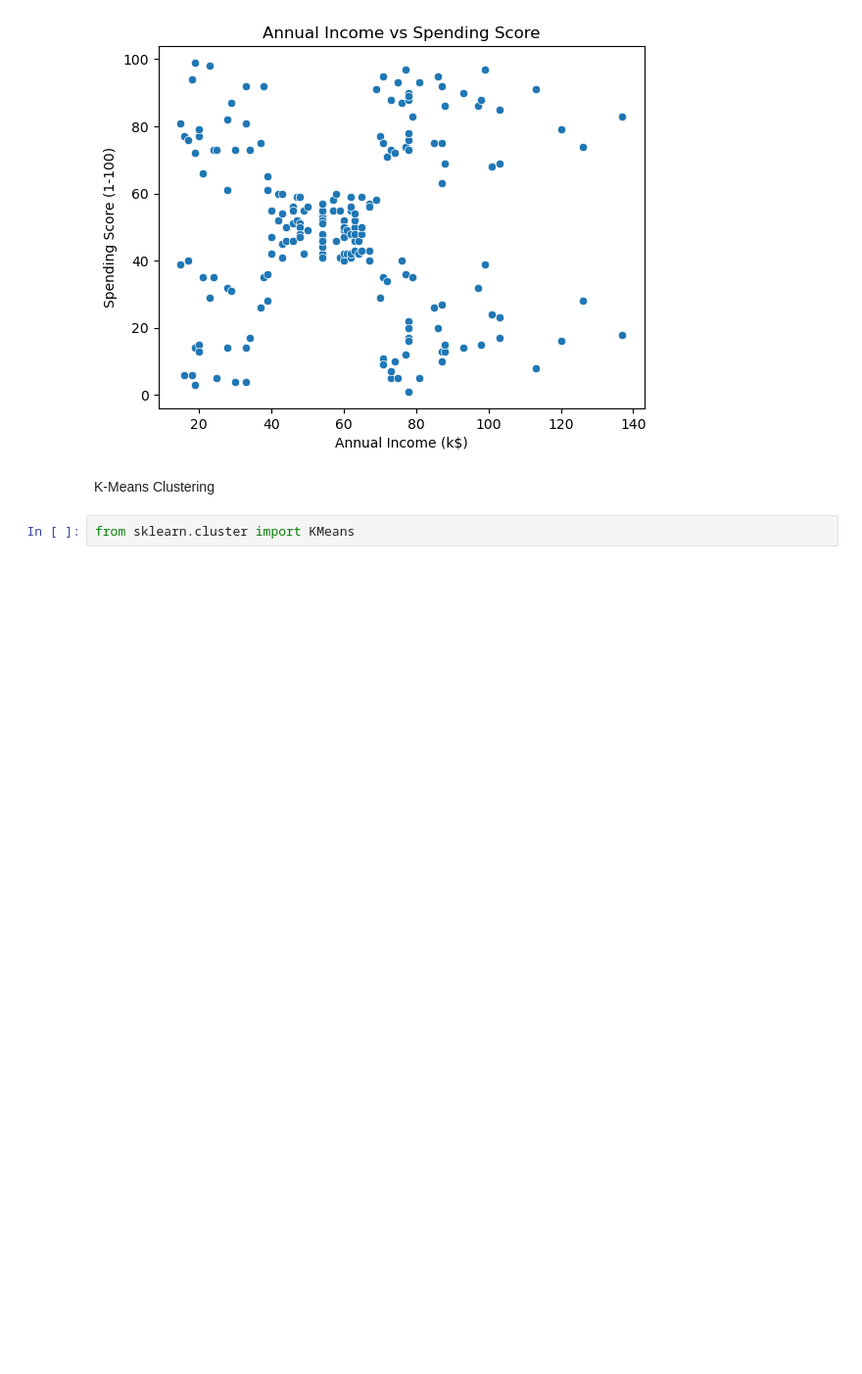
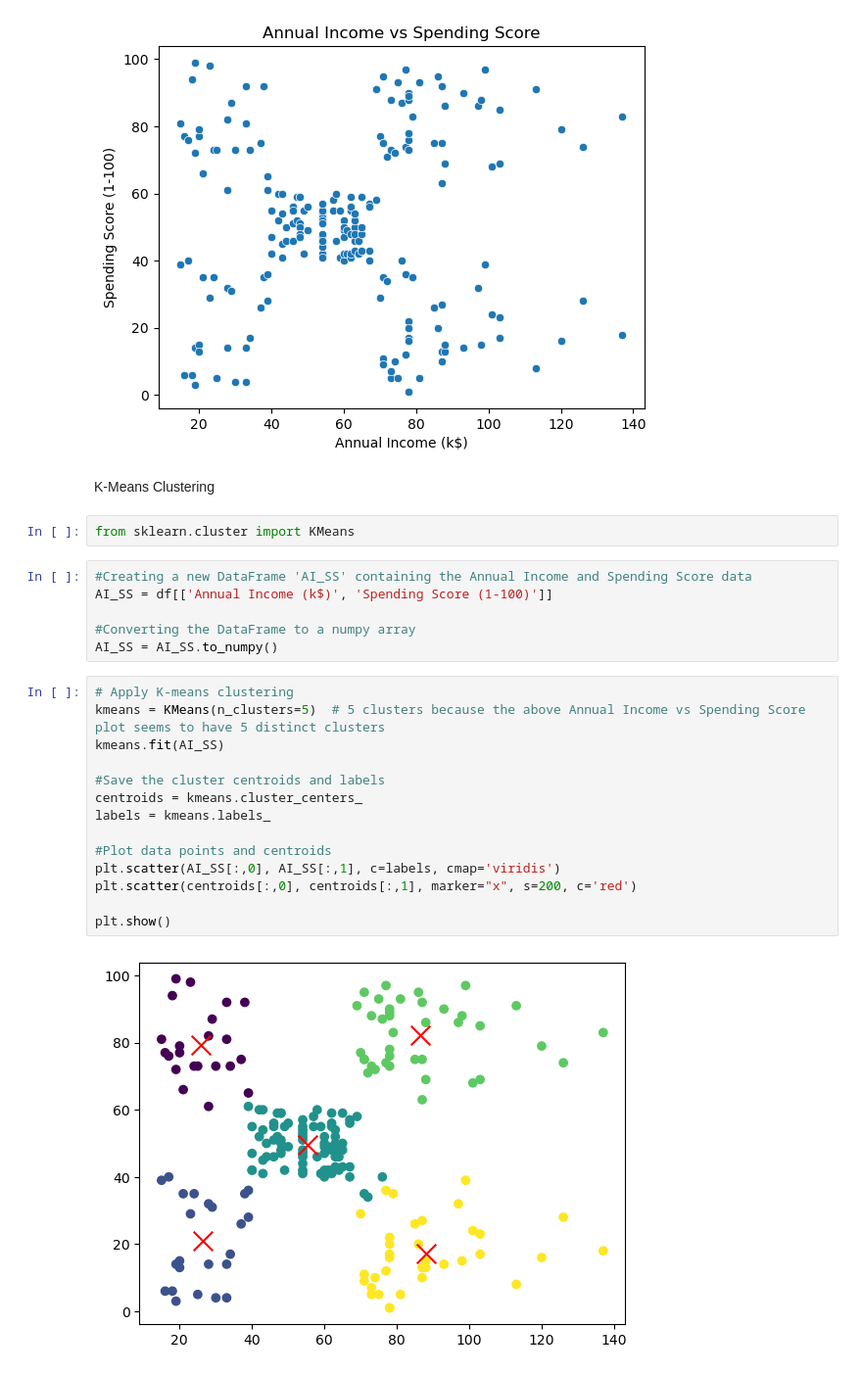
Before and after one commit to ottokol/AML, a Jupyter notebook: MALL2/Untitled-1.ipynb, the cells around one changed output. Shown at 98% size. Saved outputs shown, nothing was run; the diff lists cells and outputs as text; blank space fills up the shorter version.

Commit message:
Adding KMeans clustering and a scatterplot with cluster centroids

```diff
--- a/MALL2/Untitled-1.ipynb
+++ b/MALL2/Untitled-1.ipynb
@@ -129,3 +129,25 @@ plt.show()
 K-Means Clustering
 # %%
 from sklearn.cluster import KMeans
+# %%
+#Creating a new DataFrame 'AI_SS' containing the Annual Income and Spending Score data
+AI_SS = df[['Annual Income (k$)', 'Spending Score (1-100)']]
+
+#Converting the DataFrame to a numpy array
+AI_SS = AI_SS.to_numpy()
+# %%
+# Apply K-means clustering
+kmeans = KMeans(n_clusters=5)  # 5 clusters because the above Annual Income vs Spending Score plot seems to have 5 distinct clusters
+kmeans.fit(AI_SS)
+
+#Save the cluster centroids and labels
+centroids = kmeans.cluster_centers_
+labels = kmeans.labels_
+
+#Plot data points and centroids
+plt.scatter(AI_SS[:,0], AI_SS[:,1], c=labels, cmap='viridis')
+plt.scatter(centroids[:,0], centroids[:,1], marker="x", s=200, c='red')
+
+plt.show()
+# %% [output]
+[figure, added]
```
